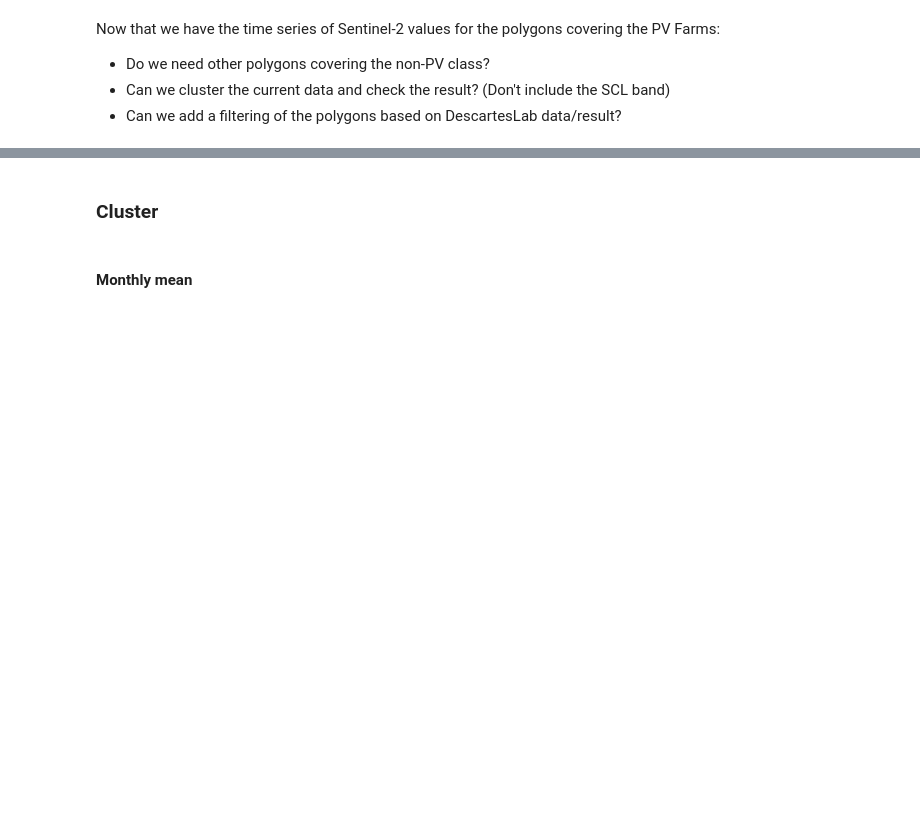
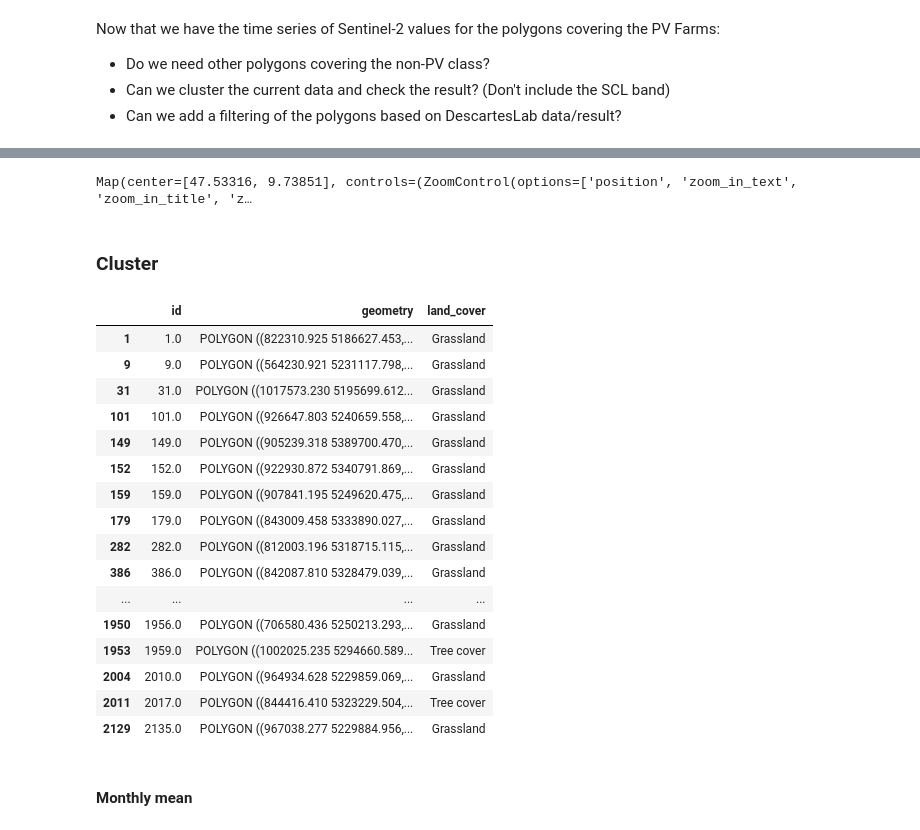
Before and after one commit to clausmichele/openEO_photovoltaic, a Jupyter notebook: openEO_data_retrieval.ipynb, the cells around one changed output, grey strips where cells are left out. Cells and saved outputs as stored; diff of their text form; code cells hidden in the pictures; blank space fills up the shorter version.

```diff
--- a/openEO_data_retrieval.ipynb
+++ b/openEO_data_retrieval.ipynb
@@ -100,3 +235,10 @@ Now that we have the time series of Sentinel-2 values for the polygons covering
+# %%
+## Plot over water
+m = leafmap.Map(center=[47.53316, 9.73851], zoom=17,basemap="Esri.WorldImagery")
+m.add_gdf(big_pv_geoms, layer_name="PV")
+m
+# %% [output]
+Map(center=[47.53316, 9.73851], controls=(ZoomControl(options=['position', 'zoom_in_text', 'zoom_in_title', 'z…
 # %% [markdown]
 ### Cluster
 # %%
@@ -109,3 +253,23 @@ from sklearn.metrics import silhouette_score
+# %%
+big_pv_geoms_32632
+# %% [output]
+|  | id | geometry | land_cover |
+| 1 | 1.0 | POLYGON ((822310.925 5186627.453,... | Grassland |
+| 9 | 9.0 | POLYGON ((564230.921 5231117.798,... | Grassland |
+| 31 | 31.0 | POLYGON ((1017573.230 5195699.612... | Grassland |
+| 101 | 101.0 | POLYGON ((926647.803 5240659.558,... | Grassland |
+| 149 | 149.0 | POLYGON ((905239.318 5389700.470,... | Grassland |
+| 152 | 152.0 | POLYGON ((922930.872 5340791.869,... | Grassland |
+| 159 | 159.0 | POLYGON ((907841.195 5249620.475,... | Grassland |
+| 179 | 179.0 | POLYGON ((843009.458 5333890.027,... | Grassland |
+| 282 | 282.0 | POLYGON ((812003.196 5318715.115,... | Grassland |
+| 386 | 386.0 | POLYGON ((842087.810 5328479.039,... | Grassland |
+| ... | ... | ... | ... |
+| 1950 | 1956.0 | POLYGON ((706580.436 5250213.293,... | Grassland |
+| 1953 | 1959.0 | POLYGON ((1002025.235 5294660.589... | Tree cover |
+| 2004 | 2010.0 | POLYGON ((964934.628 5229859.069,... | Grassland |
+| 2011 | 2017.0 | POLYGON ((844416.410 5323229.504,... | Tree cover |
+| 2129 | 2135.0 | POLYGON ((967038.277 5229884.956,... | Grassland |
 # %% [markdown]
 #### Monthly mean
 # %%
```
Also changed, not shown: parts of 21 cells of this notebook, 43 other files.
